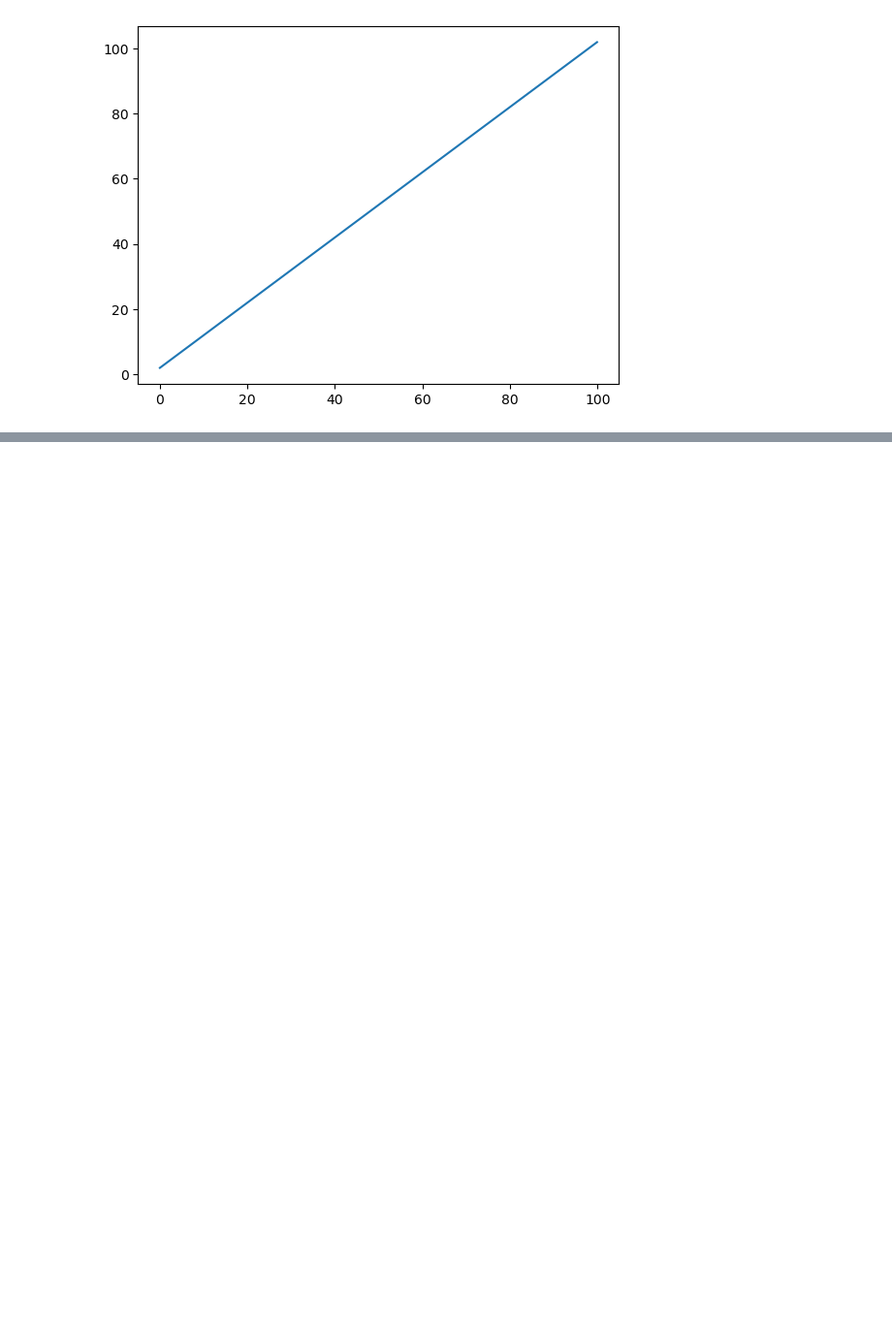
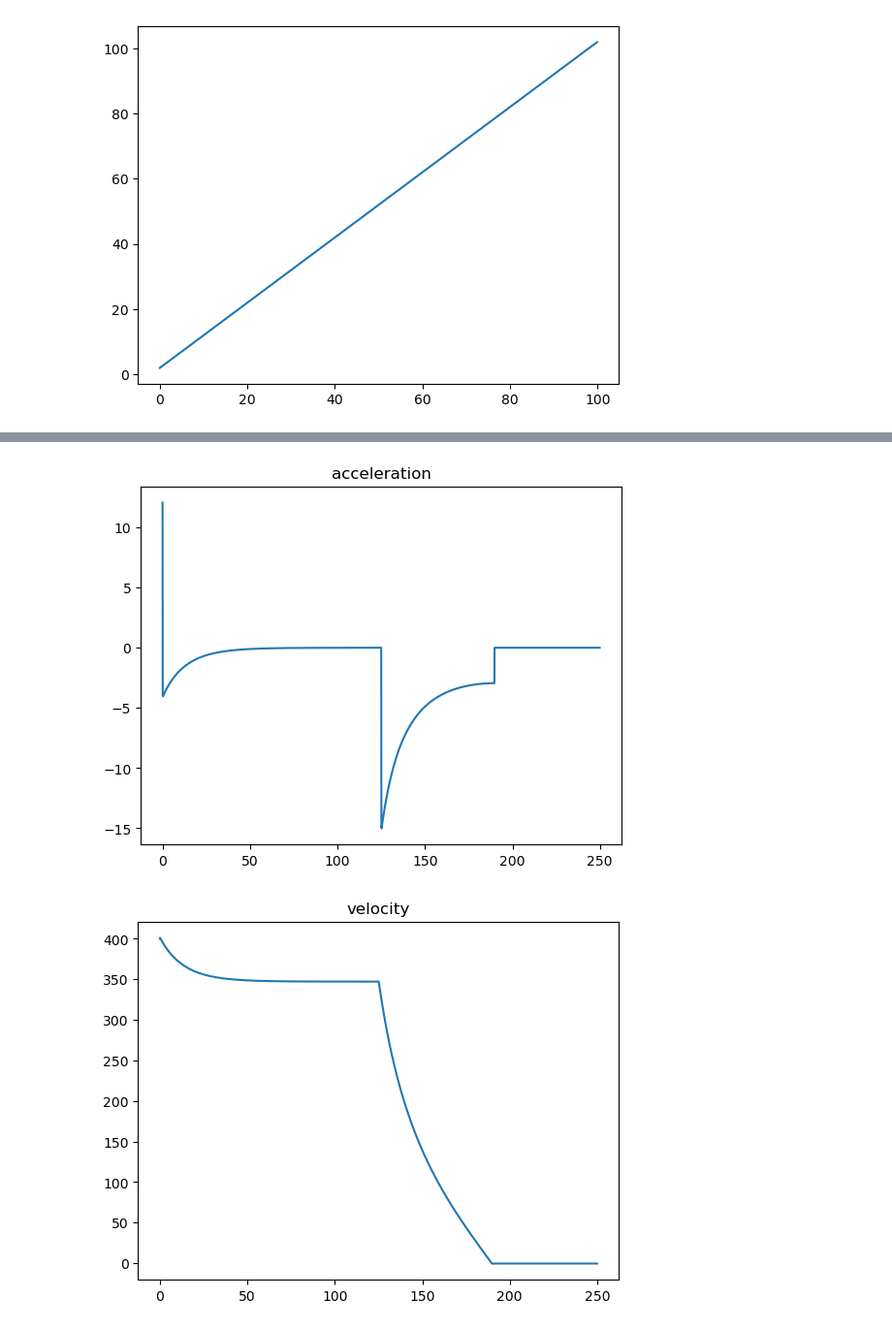
Before and after one commit to Dnafivuq/movement-demo, a Jupyter notebook: movement-graphs.ipynb, the cells around one changed output, grey strips where cells are left out. Shown: that part at 97% size. Drawn from its saved outputs; the diff is of its cells as text; code cells hidden in the pictures; blank space fills up the shorter version.

```diff
--- a/movement-graphs.ipynb
+++ b/movement-graphs.ipynb
@@ -47,0 +48,5 @@ demo_graphs(0, 15, 250, 0.0001)
+# %%
+demo_graphs(400, 15, 250, 0.0001)
+# %% [output]
+[figure, added]
+[figure, added]
```
Also changed, not shown: parts of 2 cells of this notebook, 2 other files.
